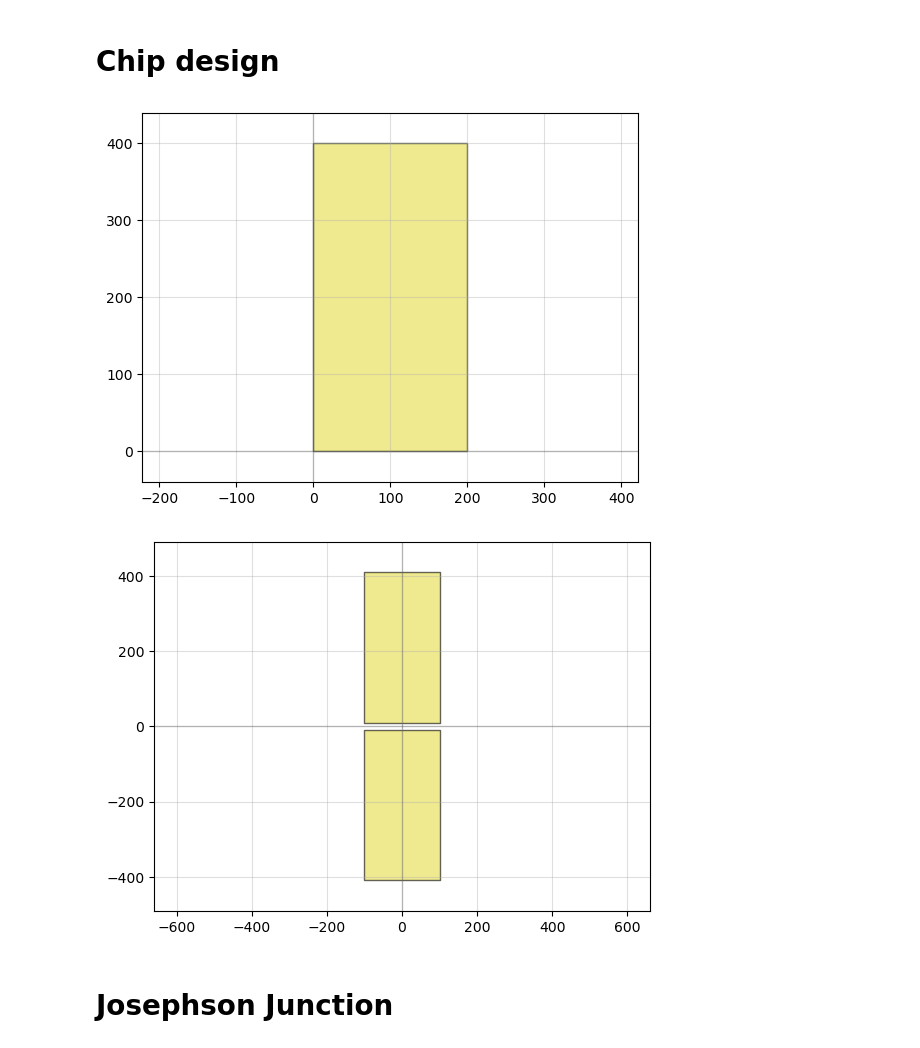
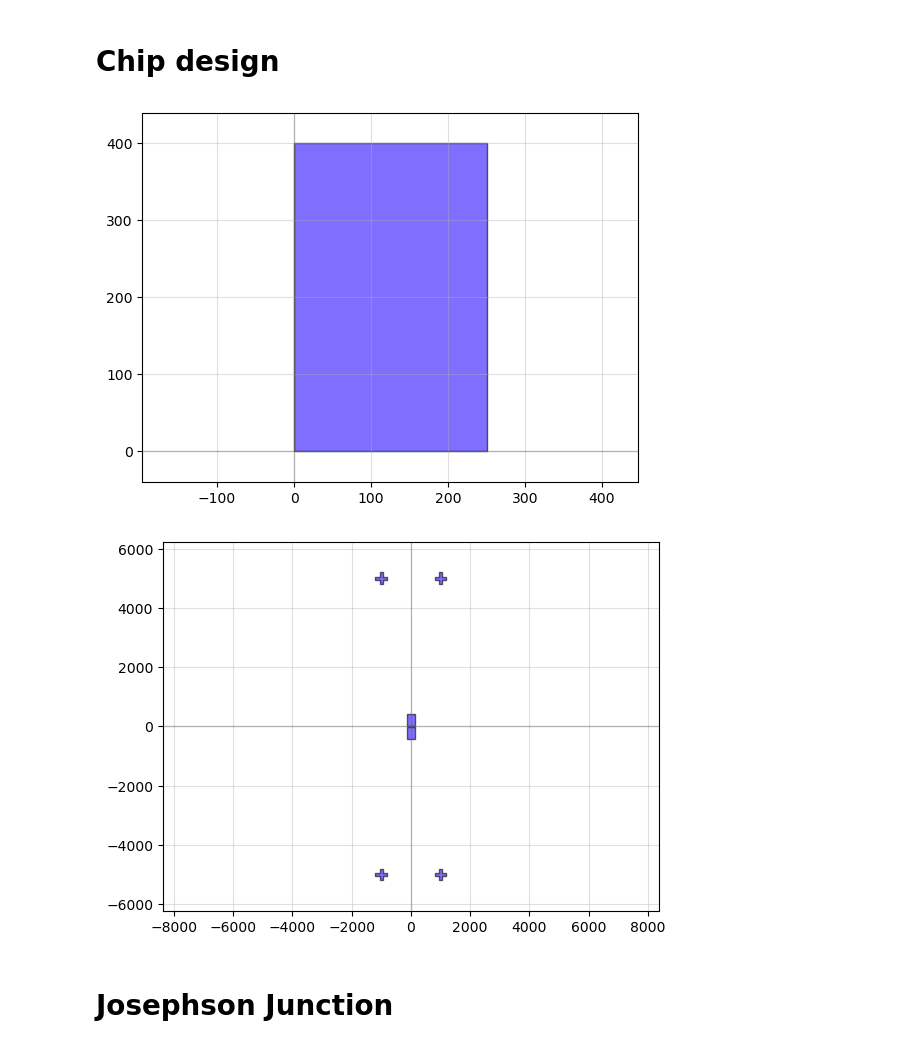
Before and after one commit to yminononono/Quantum-GDSDesign, a Jupyter notebook: transmon3D.ipynb, the cells around one changed output. Saved outputs shown, nothing was run; the diff lists cells and outputs as text; code cells hidden in the pictures.

Commit message:
Modified dolan design for sapphire wafer

```diff
--- a/transmon3D.ipynb
+++ b/transmon3D.ipynb
@@ -19,11 +19,12 @@ from qubit_templates import *
 # %%
 # gap between two capacitance pads
 gap_width = 20
+wafertype = "sapphire" # silicon or sapphire
 JJtype = "dl" # mh or dl (manhattan or dolan)
 Squid = True
-Bandage = True
+Bandage = False
 
-outname = "waferdesign_3D_" + JJtype
+outname = "waferdesign_3D_" + wafertype + "_" + JJtype
 if Bandage:
     outname += "bd"
 # %% [markdown]
@@ -35,19 +36,33 @@ wafer = device_Wafer(inch = 4)
 # %%
 chipdesign = Device('chipdesign')
 
 PAD=Device('PAD')
-rectangle = pg.rectangle((200, 400), 3)
+rectangle = pg.rectangle((250, 400), finger_layer)
 qp(rectangle)
 PAD.add_ref( rectangle ).movex(0).movey(0.5*gap_width)
 PAD.add_ref( rectangle ).mirror(p1 = (0, 0), p2 = (200, 0)).movex(0).movey(-0.5*gap_width)
 PAD.center = (0, 0)
 
 chipdesign.add_ref(PAD)
+
+DicingMarker = device_DicingMarkers(layer = finger_layer)
+if wafertype == "silicon":
+    markergap_x = 2000
+    markergap_y = 2000
+elif wafertype == "sapphire":
+    markergap_x = 2000
+    markergap_y = 10000
+
+chipdesign.add_ref(DicingMarker).center = (-0.5*markergap_x, -0.5*markergap_y)
+chipdesign.add_ref(DicingMarker).center = (-0.5*markergap_x,  0.5*markergap_y)
+chipdesign.add_ref(DicingMarker).center = ( 0.5*markergap_x, -0.5*markergap_y)
+chipdesign.add_ref(DicingMarker).center = ( 0.5*markergap_x,  0.5*markergap_y)
+
 # Quickplot the imported design
 qp(chipdesign)
 # %% [output]
-[figure, old version]
+[figure, new version]
-[figure, old version]
+[figure, new version]
 # %% [markdown]
 # Josephson Junction
 # %%
```
Also changed, not shown: parts of 7 cells of this notebook, 1 other file.
